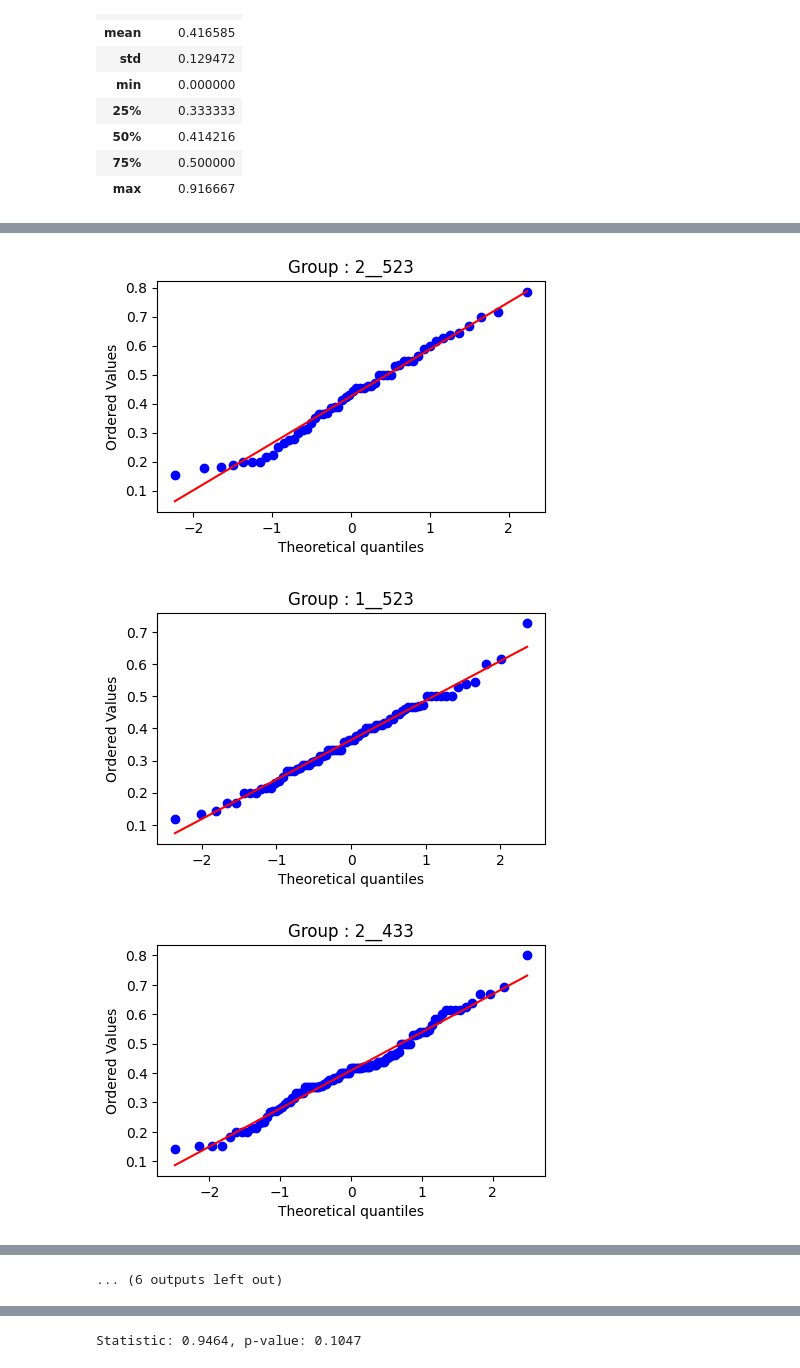
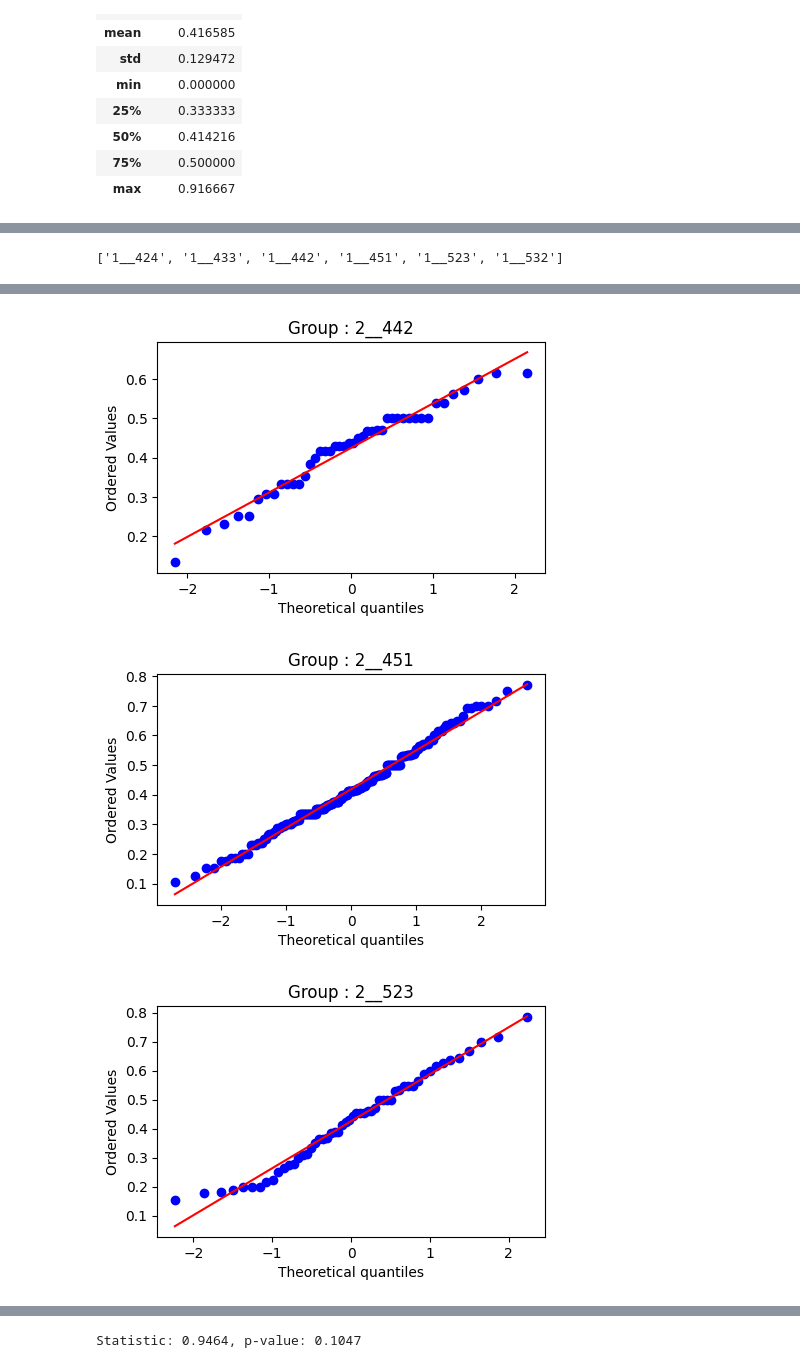
Before and after one commit to pongjin/FIFA_ONLINE4_analysis, a Jupyter notebook: ANOVA.ipynb, the cells around one changed output, grey strips where cells are left out. Saved outputs shown, nothing was run; the diff lists cells and outputs as text; code cells hidden in the pictures.

```diff
--- a/ANOVA.ipynb
+++ b/ANOVA.ipynb
@@ -9,7 +9,7 @@ drive.mount('/content/drive')
 # %% [output]
 Drive already mounted at /content/drive; to attempt to forcibly remount, call drive.mount("/content/drive", force_remount=True).
 # %%
-data = pd.read_csv("/content/drive/MyDrive/평진/데이터분석/FIFA_ONLINE4_analysis/id_formation.csv", encoding='cp949', index_col=0)
+data = pd.read_csv("/content/drive/MyDrive/평진/데이터분석/FIFA_ONLINE4_analysis/데이터/id_formation.csv", encoding='cp949', index_col=0)
 data.head()
 # %% [output]
 |  | id_formation | formation | labels | matchResult |
@@ -90,3 +90,7 @@ plt.show()
+# %%
+sorted(results.group_label.unique())[6:12]
+# %% [output]
+['1__424', '1__433', '1__442', '1__451', '1__523', '1__532']
 # %%
 import scipy.stats as stats
 
@@ -94,7 +98,7 @@ import scipy.stats as stats
 # 정규 분포 객체 생성
 norm_dist = stats.norm(loc=0, scale=1)
 
-for i in results.group_label.unique():
+for i in sorted(results.group_label.unique())[12:]:
     fig, ax = plt.subplots(figsize=(5,3))
     stats.probplot(results.loc[results['group_label']==i,'result'], dist=norm_dist, plot=ax)
     plt.title(f'Group : {i}')
@@ -105,3 +109,3 @@ for i in results.group_label.unique():
-[figure, old version]
+[figure, new version]
-[figure, old version]
+[figure, new version]
-[figure, old version]
+[figure, new version]
@@ -115,4 +113,3 @@ for i in results.group_label.unique():
-... (6 outputs left out)
 # %%
 results.groupby('group_label').size()
 # %% [output]
```
Also changed, not shown: parts of 7 cells of this notebook, 6 other files.
